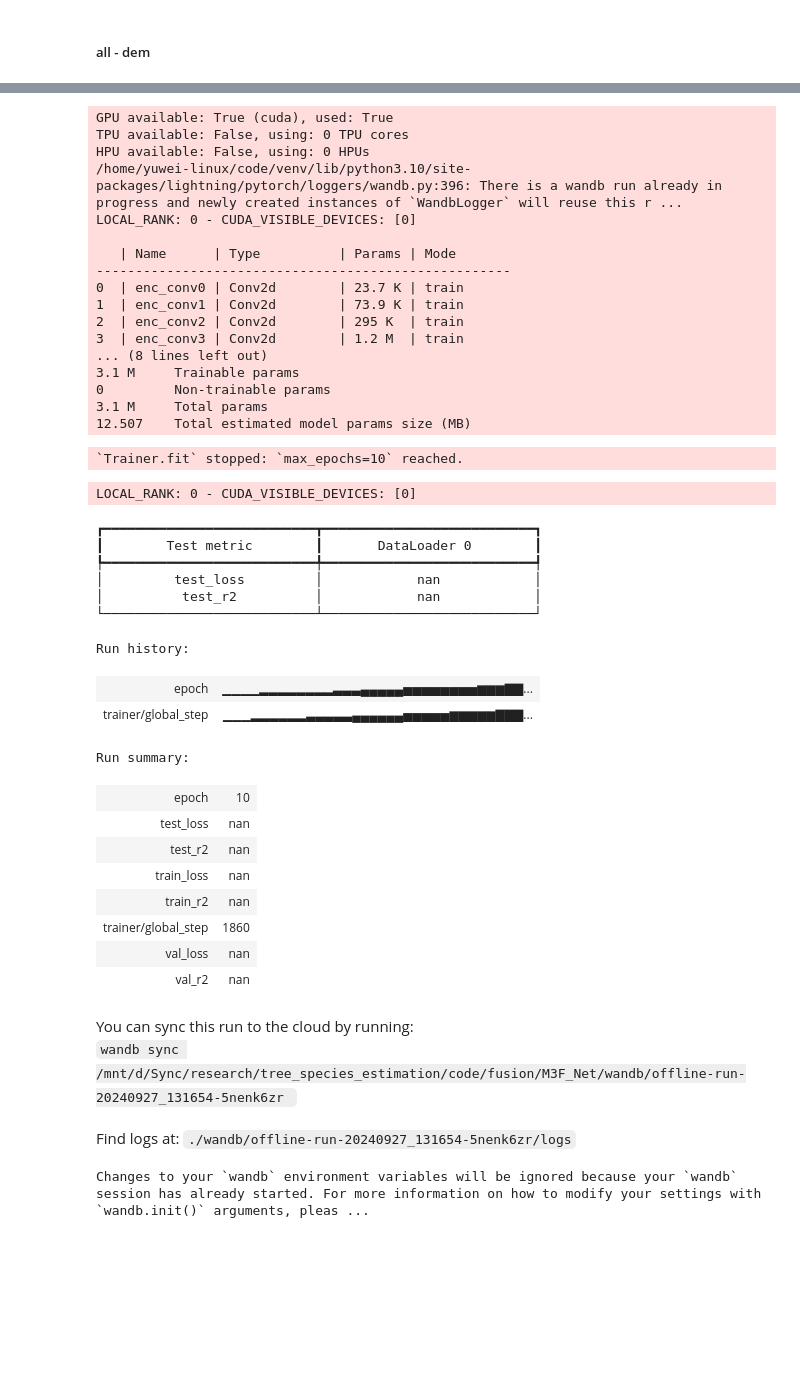
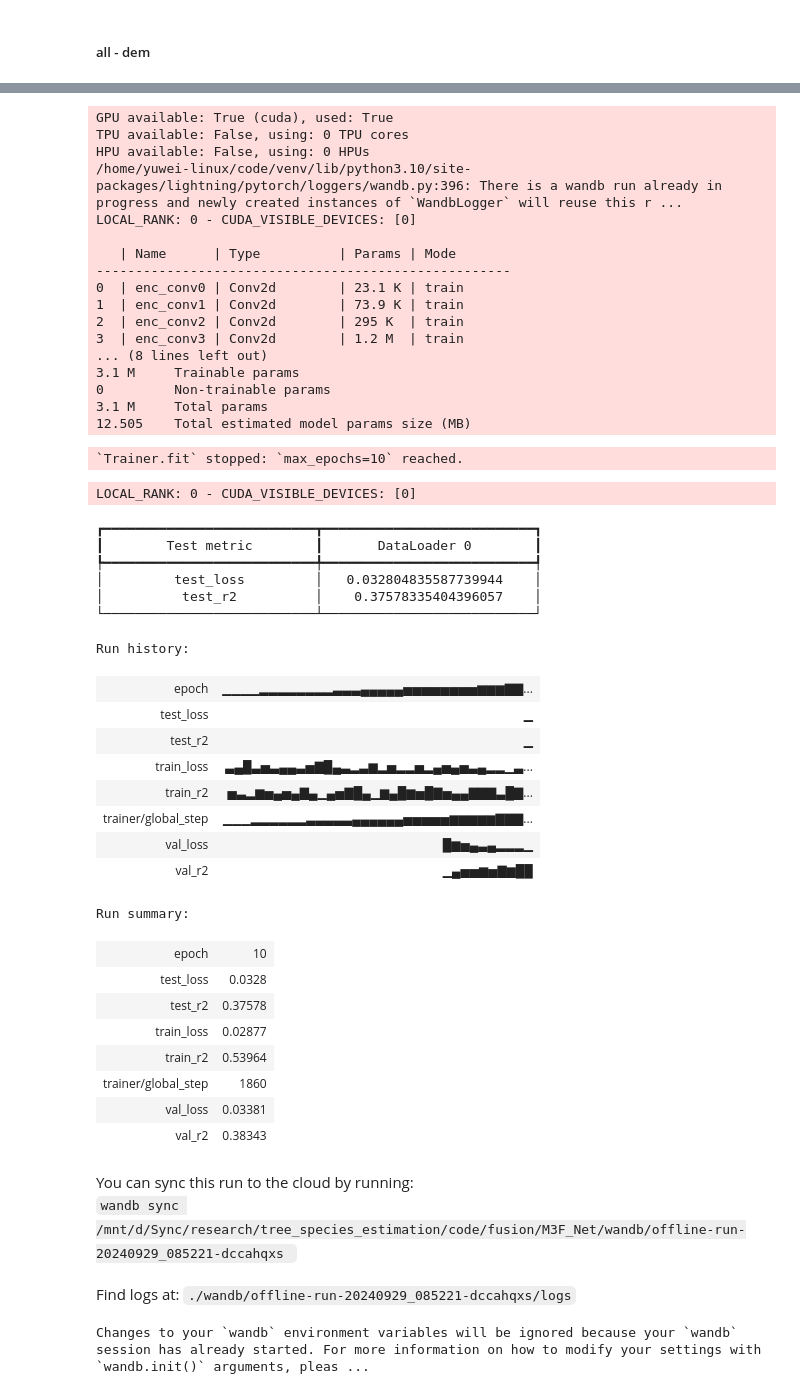
Before and after one commit to yuwei-cao-git/M3F-Net, a Jupyter notebook: imagery_classification_sample.ipynb, the cells around one changed output, grey strips where cells are left out. Drawn from its saved outputs; the diff is of its cells as text; code cells hidden in the pictures; blank space fills up the shorter version.

```diff
--- a/imagery_classification_sample.ipynb
+++ b/imagery_classification_sample.ipynb
@@ -181,6 +337,15 @@ def r2_score_torch(y_true, y_pred):
 # PyTorch Lightning Module
 class UNetLightning(pl.LightningModule):
     def __init__(self, in_channels, out_channels=9, learning_rate=1e-3):
+        """
+        Args:
+            dataset_channels (list): Number of input channels for each dataset.
+            out_channels (int): Number of output channels.
+            optimizer_type (str): Type of optimizer ('adam', 'sgd', etc.).
+            learning_rate (float): Learning rate for the optimizer.
+            scheduler_type (str): Type of scheduler ('plateau', etc.).
+            scheduler_params (dict): Parameters for the scheduler (e.g., 'patience', 'factor' for ReduceLROnPlateau).
+        """
         super(UNetLightning, self).__init__()
 
         # Define the U-Net architecture
@@ -453,7 +618,7 @@ def train(datasets_to_use, resolution, log_name, num_epoch=10):
     trainer.test(model, data_module)
 
     # Save the best model after training
-    trainer.save_checkpoint(f"logs/checkpoints/{log_name}/final_model.ckpt")
+    trainer.save_checkpoint(f"logs/checkpoints/{log_name}/final_model.pt")
     # Load the saved model
     #model = UNetLightning.load_from_checkpoint("final_model.ckpt")
     wandb.finish()
@@ -1954,54 +2138,60 @@ Find logs at: ./wandb/offline-run-20240927_124638-9zs1m08z/logs
 # %%
 # User specifies which datasets to use
 datasets_to_use = ['rmf_s2/spring/tiles_128','rmf_s2/summer/tiles_128','rmf_s2/fall/tiles_128', 'rmf_s2/winter/tiles_128', \
-    'rmf_aster_topo/tiles_128', 'rmf_aster_slope/tiles_128', 'rmf_aster_aspect/tiles_128', 'rmf_aster_trasp/tiles_128', 'rmf_aster_twi/tiles_128']
+    'rmf_aster_topo/tiles_128', 'rmf_aster_slope/tiles_128', 'rmf_aster_aspect/tiles_128', 'rmf_aster_twi/tiles_128']
 
 train(datasets_to_use, 20, num_epoch=10, log_name='4s_aster_all')
 # %% [output]
 Changes to your `wandb` environment variables will be ignored because your `wandb` session has already started. For more information on how to modify your settings with `wandb.init()` arguments, pleas ...
 Tracking run with wandb version 0.18.1
 W&B syncing is set to `offline` in this directory.
 Run `wandb online` or set WANDB_MODE=online to enable cloud syncing.
 GPU available: True (cuda), used: True
 TPU available: False, using: 0 TPU cores
 HPU available: False, using: 0 HPUs
 /home/yuwei-linux/code/venv/lib/python3.10/site-packages/lightning/pytorch/loggers/wandb.py:396: There is a wandb run already in progress and newly created instances of `WandbLogger` will reuse this r ...
 LOCAL_RANK: 0 - CUDA_VISIBLE_DEVICES: [0]
 
    | Name      | Type          | Params | Mode
 -----------------------------------------------------
-0  | enc_conv0 | Conv2d        | 23.7 K | train
+0  | enc_conv0 | Conv2d        | 23.1 K | train
 1  | enc_conv1 | Conv2d        | 73.9 K | train
 2  | enc_conv2 | Conv2d        | 295 K  | train
 3  | enc_conv3 | Conv2d        | 1.2 M  | train
 ... (8 lines left out)
 3.1 M     Trainable params
 0         Non-trainable params
 3.1 M     Total params
-12.507    Total estimated model params size (MB)
+12.505    Total estimated model params size (MB)
 `Trainer.fit` stopped: `max_epochs=10` reached.
 LOCAL_RANK: 0 - CUDA_VISIBLE_DEVICES: [0]
 ┏━━━━━━━━━━━━━━━━━━━━━━━━━━━┳━━━━━━━━━━━━━━━━━━━━━━━━━━━┓
 ┃        Test metric        ┃       DataLoader 0        ┃
 ┡━━━━━━━━━━━━━━━━━━━━━━━━━━━╇━━━━━━━━━━━━━━━━━━━━━━━━━━━┩
-│         test_loss         │            nan            │
-│          test_r2          │            nan            │
+│         test_loss         │   0.032804835587739944    │
+│          test_r2          │    0.37578335404396057    │
 └───────────────────────────┴───────────────────────────┘
 Run history:
 | epoch | ▁▁▁▁▂▂▂▂▂▂▂▂▃▃▃▄▄▄▄▄▅▅▅▅▅▅▅▅▆▆▆▇▇... |
+| test_loss | ▁ |
+| test_r2 | ▁ |
+| train_loss | ▃▄█▃▅▃▄▄▃▅▇█▄▃▂▃▆▂▅▂▂▅▂▄▅▄▅▃▄▂▂▁▃... |
+| train_r2 | ▅▃▂▆▅▄▅▄▇▄▁▄▅▇█▄▁▆▄█▆▅█▇▅▄▄▇▇▇▃█▇... |
 | trainer/global_step | ▁▁▁▂▂▂▂▂▂▃▃▃▃▃▄▄▄▄▄▄▅▅▅▅▅▆▆▆▆▆▇▇▇... |
+| val_loss | █▆▅▄▃▄▂▂▂▁ |
+| val_r2 | ▁▄▅▅▆▅▇▆██ |
 Run summary:
 | epoch | 10 |
-| test_loss | nan |
-| test_r2 | nan |
-| train_loss | nan |
-| train_r2 | nan |
+| test_loss | 0.0328 |
+| test_r2 | 0.37578 |
+| train_loss | 0.02877 |
+| train_r2 | 0.53964 |
 | trainer/global_step | 1860 |
-| val_loss | nan |
-| val_r2 | nan |
+| val_loss | 0.03381 |
+| val_r2 | 0.38343 |
 You can sync this run to the cloud by running:
-wandb sync /mnt/d/Sync/research/tree_species_estimation/code/fusion/M3F_Net/wandb/offline-run-20240927_131654-5nenk6zr
+wandb sync /mnt/d/Sync/research/tree_species_estimation/code/fusion/M3F_Net/wandb/offline-run-20240929_085221-dccahqxs
-Find logs at: ./wandb/offline-run-20240927_131654-5nenk6zr/logs
+Find logs at: ./wandb/offline-run-20240929_085221-dccahqxs/logs
 # %%
 # User specifies which datasets to use
 datasets_to_use = ['rmf_s2/spring/tiles_128','rmf_s2/summer/tiles_128','rmf_s2/fall/tiles_128', 'rmf_s2/winter/tiles_128', \
```
Also changed, not shown: parts of 56 cells of this notebook, 13 other files.
